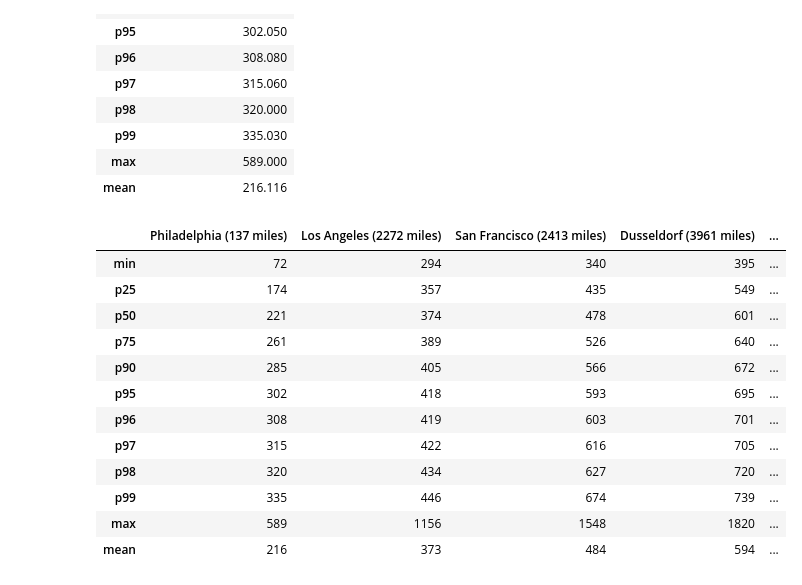
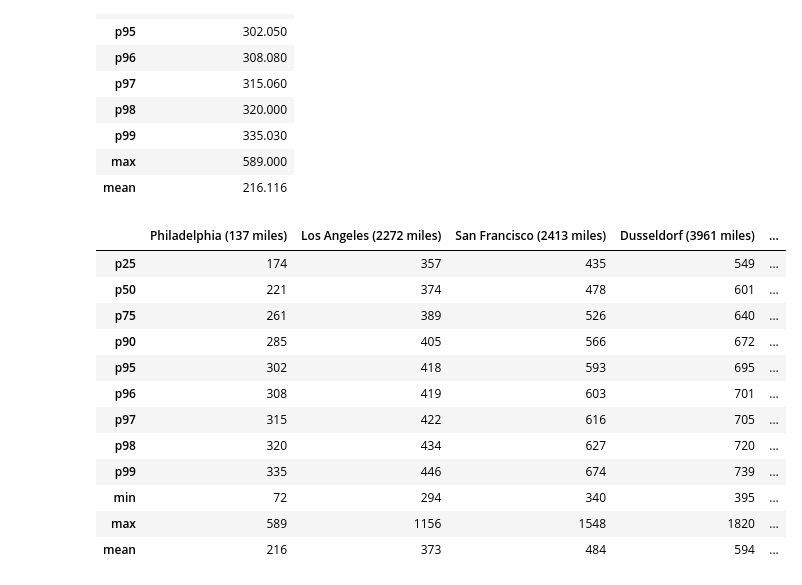
Before and after one commit to ericmelz/pingdom-parser, a Jupyter notebook: jupyter/Pingdom Parser Playground.ipynb, the cells around one changed output. Cells and saved outputs as stored; diff of their text form; code cells hidden in the pictures.

```diff
--- a/jupyter/Pingdom Parser Playground.ipynb
+++ b/jupyter/Pingdom Parser Playground.ipynb
@@ -594,24 +615,23 @@ df3
 | max | 589.000 |
 | mean | 216.116 |
 # %%
-data={k:[df2[k].min().astype(int), df2.quantile(.25)[k].astype(int), df2.quantile(.5)[k].astype(int),
+data={k:[df2.quantile(.25)[k].astype(int), df2.quantile(.5)[k].astype(int),
          df2.quantile(.75)[k].astype(int),
          df2.quantile(.9)[k].astype(int), df2.quantile(.95)[k].astype(int), df2.quantile(.96)[k].astype(int),
          df2.quantile(.97)[k].astype(int), df2.quantile(.98)[k].astype(int), df2.quantile(.99)[k].astype(int),
-         df2[k].max().astype(int), df2[k].mean().astype(int)]
+         df2[k].min().astype(int), df2[k].max().astype(int), df2[k].mean().astype(int)]
  for k in
  ['Philadelphia (137 miles)',
   'Los Angeles (2272 miles)',
   'San Francisco (2413 miles)',
   'Dusseldorf (3961 miles)',
   'Stockholm (4129 miles)',
   'Thessaloniki (4997 miles)']}
-index = ['min', 'p25', 'p50', 'p75', 'p90', 'p95', 'p96', 'p97', 'p98', 'p99', 'max', 'mean']
-df3 = pd.DataFrame(data, index=index)
-df3
+index = ['p25', 'p50', 'p75', 'p90', 'p95', 'p96', 'p97', 'p98', 'p99', 'min', 'max', 'mean']
+df4 = pd.DataFrame(data, index=index)
+df4
 # %% [output]
 |  | Philadelphia (137 miles) | Los Angeles (2272 miles) | San Francisco (2413 miles) | Dusseldorf (3961 miles) | ... |
-| min | 72 | 294 | 340 | 395 | ... |
 | p25 | 174 | 357 | 435 | 549 | ... |
 | p50 | 221 | 374 | 478 | 601 | ... |
 | p75 | 261 | 389 | 526 | 640 | ... |
@@ -621,6 +641,7 @@ df3
 | p97 | 315 | 422 | 616 | 705 | ... |
 | p98 | 320 | 434 | 627 | 720 | ... |
 | p99 | 335 | 446 | 674 | 739 | ... |
+| min | 72 | 294 | 340 | 395 | ... |
 | max | 589 | 1156 | 1548 | 1820 | ... |
 | mean | 216 | 373 | 484 | 594 | ... |
 # %%
```
Also changed, not shown: parts of 4 cells of this notebook.
